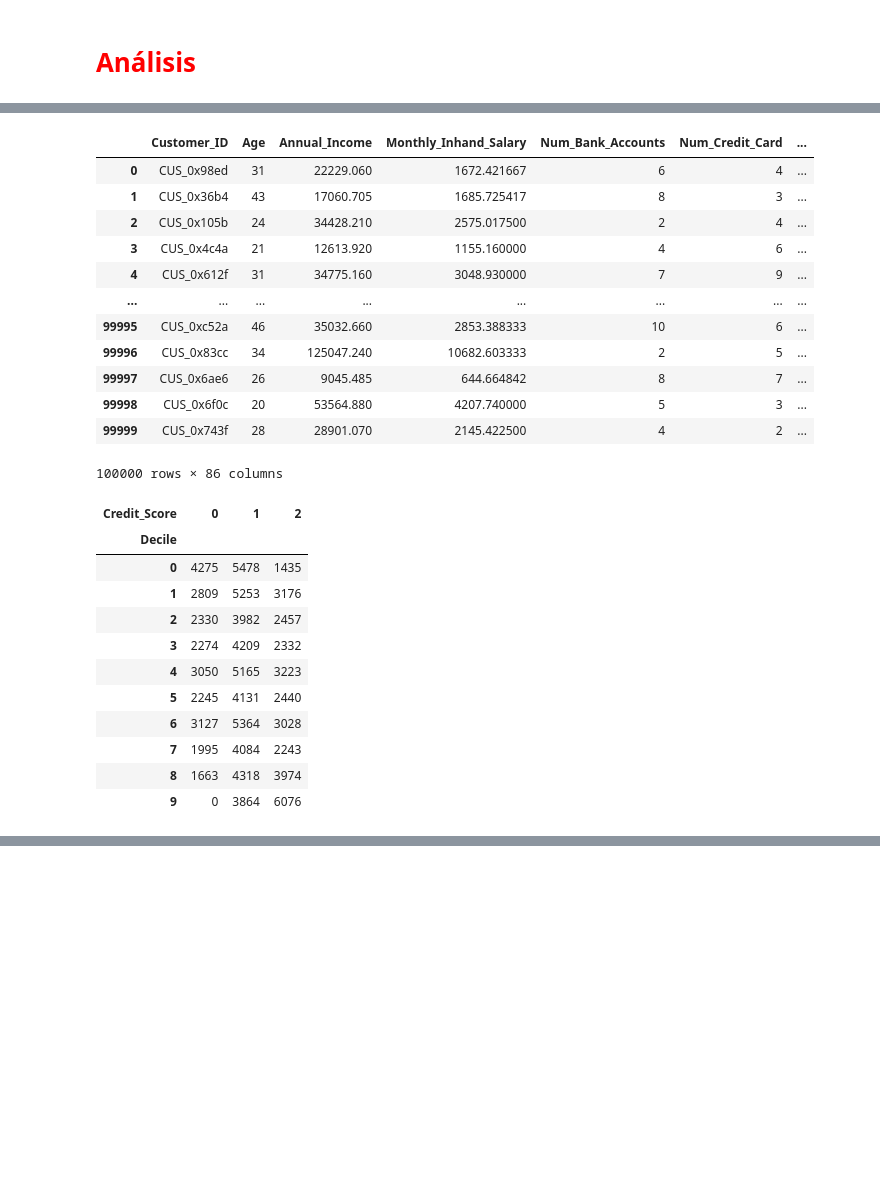
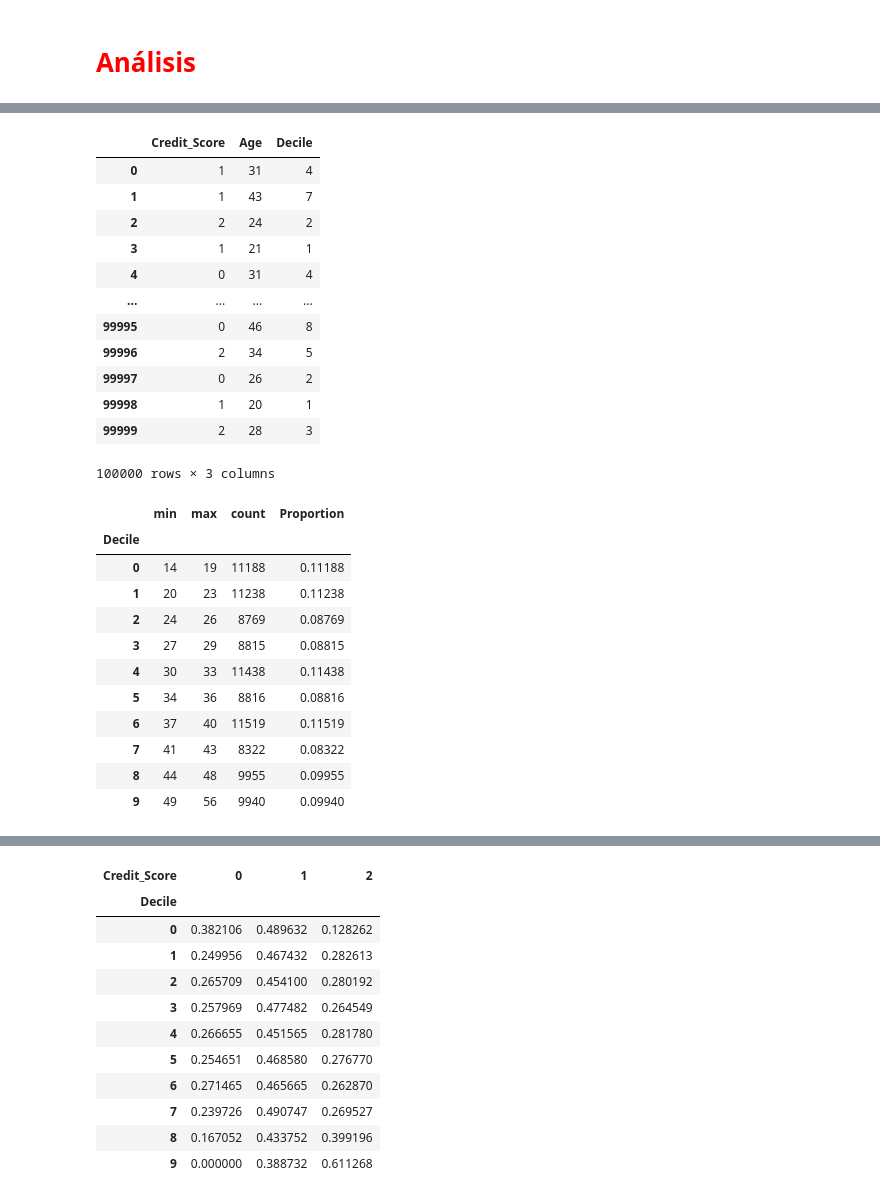
Before and after one commit to adoljc87/SCORE, a Jupyter notebook: notebooks/1_BIVARIATE_ANALYSIS/1_Age.ipynb, the cells around one changed output, grey strips where cells are left out. Saved outputs shown, nothing was run; the diff lists cells and outputs as text; code cells hidden in the pictures; blank space fills up the shorter version.

```diff
--- a/notebooks/1_BIVARIATE_ANALYSIS/1_Age.ipynb
+++ b/notebooks/1_BIVARIATE_ANALYSIS/1_Age.ipynb
@@ -49,43 +230,43 @@ memory usage: 22.8+ MB
 # %%
-df[['Credit_Score', 'Age']]
+cols_to_analyze = ['Credit_Score', 'Age']
 
+# Aplicar la función create_deciles en la variable Age
+df_deciles, decile_summary = create_deciles(df[cols_to_analyze], "Age")
+display(df_deciles)
+display(decile_summary)
 
-df_deciles = create_deciles(df, "Age")
-
-display(df_deciles)
-
+# Contar categorías por decil
 category_counts = count_categories_by_decile(df_deciles)
-
 display(category_counts)
 
+# Calcular proporciones por decil
 category_proportions = calculate_category_proportions(df_deciles)
-
 display(category_proportions)
 # %% [output]
-|  | Customer_ID | Age | Annual_Income | Monthly_Inhand_Salary | Num_Bank_Accounts | Num_Credit_Card | ... |
-| 0 | CUS_0x98ed | 31 | 22229.060 | 1672.421667 | 6 | 4 | ... |
-| 1 | CUS_0x36b4 | 43 | 17060.705 | 1685.725417 | 8 | 3 | ... |
-| 2 | CUS_0x105b | 24 | 34428.210 | 2575.017500 | 2 | 4 | ... |
-| 3 | CUS_0x4c4a | 21 | 12613.920 | 1155.160000 | 4 | 6 | ... |
-| 4 | CUS_0x612f | 31 | 34775.160 | 3048.930000 | 7 | 9 | ... |
-| ... | ... | ... | ... | ... | ... | ... | ... |
-| 99995 | CUS_0xc52a | 46 | 35032.660 | 2853.388333 | 10 | 6 | ... |
-| 99996 | CUS_0x83cc | 34 | 125047.240 | 10682.603333 | 2 | 5 | ... |
-| 99997 | CUS_0x6ae6 | 26 | 9045.485 | 644.664842 | 8 | 7 | ... |
-| 99998 | CUS_0x6f0c | 20 | 53564.880 | 4207.740000 | 5 | 3 | ... |
-| 99999 | CUS_0x743f | 28 | 28901.070 | 2145.422500 | 4 | 2 | ... |
+|  | Credit_Score | Age | Decile |
+| 0 | 1 | 31 | 4 |
+| 1 | 1 | 43 | 7 |
+| 2 | 2 | 24 | 2 |
+| 3 | 1 | 21 | 1 |
+| 4 | 0 | 31 | 4 |
+| ... | ... | ... | ... |
+| 99995 | 0 | 46 | 8 |
+| 99996 | 2 | 34 | 5 |
+| 99997 | 0 | 26 | 2 |
+| 99998 | 1 | 20 | 1 |
+| 99999 | 2 | 28 | 3 |
-100000 rows × 86 columns
+100000 rows × 3 columns
-| Credit_Score | 0 | 1 | 2 |
-| Decile |  |  |  |
-| 0 | 4275 | 5478 | 1435 |
-| 1 | 2809 | 5253 | 3176 |
-| 2 | 2330 | 3982 | 2457 |
-| 3 | 2274 | 4209 | 2332 |
-| 4 | 3050 | 5165 | 3223 |
-| 5 | 2245 | 4131 | 2440 |
-| 6 | 3127 | 5364 | 3028 |
-| 7 | 1995 | 4084 | 2243 |
-| 8 | 1663 | 4318 | 3974 |
-| 9 | 0 | 3864 | 6076 |
+|  | min | max | count | Proportion |
+| Decile |  |  |  |  |
+| 0 | 14 | 19 | 11188 | 0.11188 |
+| 1 | 20 | 23 | 11238 | 0.11238 |
+| 2 | 24 | 26 | 8769 | 0.08769 |
+| 3 | 27 | 29 | 8815 | 0.08815 |
+| 4 | 30 | 33 | 11438 | 0.11438 |
+| 5 | 34 | 36 | 8816 | 0.08816 |
+| 6 | 37 | 40 | 11519 | 0.11519 |
+| 7 | 41 | 43 | 8322 | 0.08322 |
+| 8 | 44 | 48 | 9955 | 0.09955 |
+| 9 | 49 | 56 | 9940 | 0.09940 |
 | Credit_Score | 0 | 1 | 2 |
 | Decile |  |  |  |
@@ -101,0 +283,12 @@ display(category_proportions)
+| Credit_Score | 0 | 1 | 2 |
+| Decile |  |  |  |
+| 0 | 0.382106 | 0.489632 | 0.128262 |
+| 1 | 0.249956 | 0.467432 | 0.282613 |
+| 2 | 0.265709 | 0.454100 | 0.280192 |
+| 3 | 0.257969 | 0.477482 | 0.264549 |
+| 4 | 0.266655 | 0.451565 | 0.281780 |
+| 5 | 0.254651 | 0.468580 | 0.276770 |
+| 6 | 0.271465 | 0.465665 | 0.262870 |
+| 7 | 0.239726 | 0.490747 | 0.269527 |
+| 8 | 0.167052 | 0.433752 | 0.399196 |
+| 9 | 0.000000 | 0.388732 | 0.611268 |
```
Also changed, not shown: parts of 12 cells of this notebook, 1 other file.
